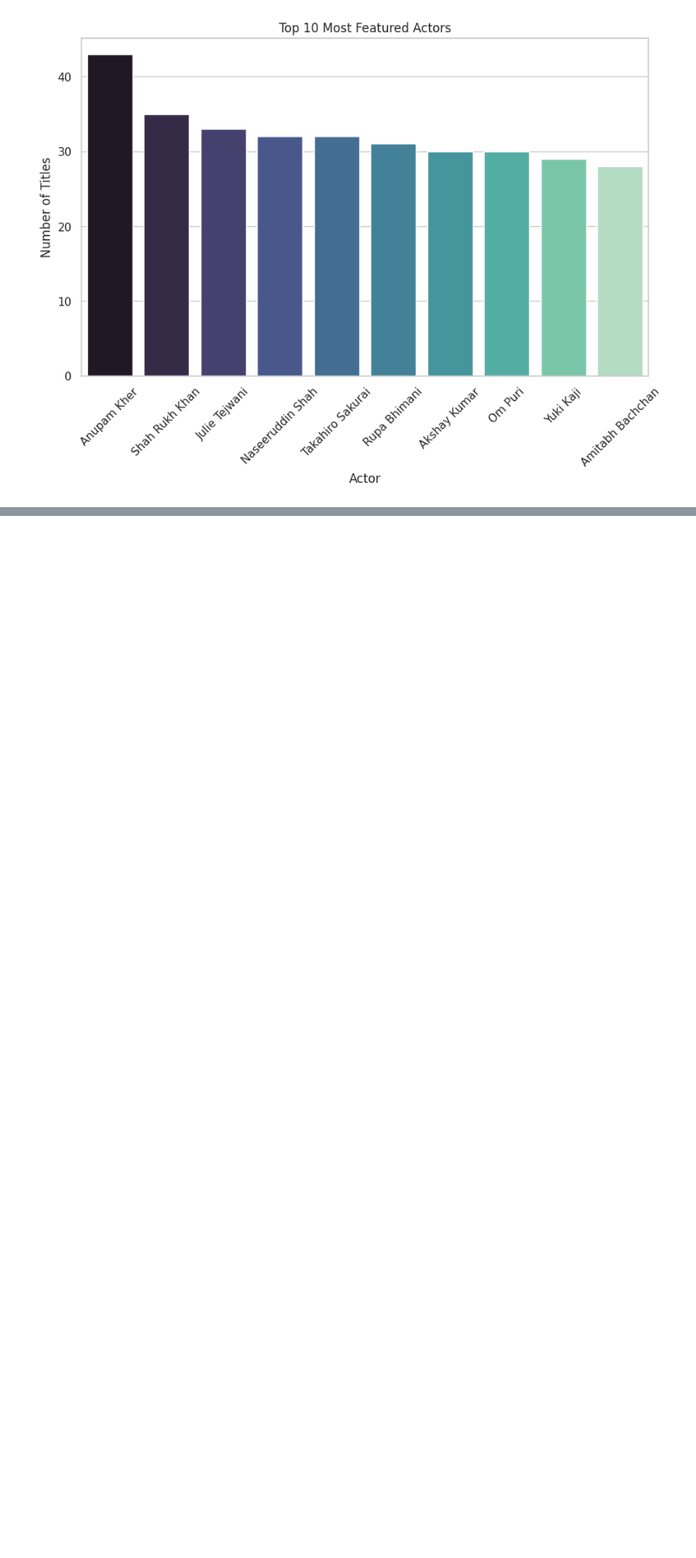
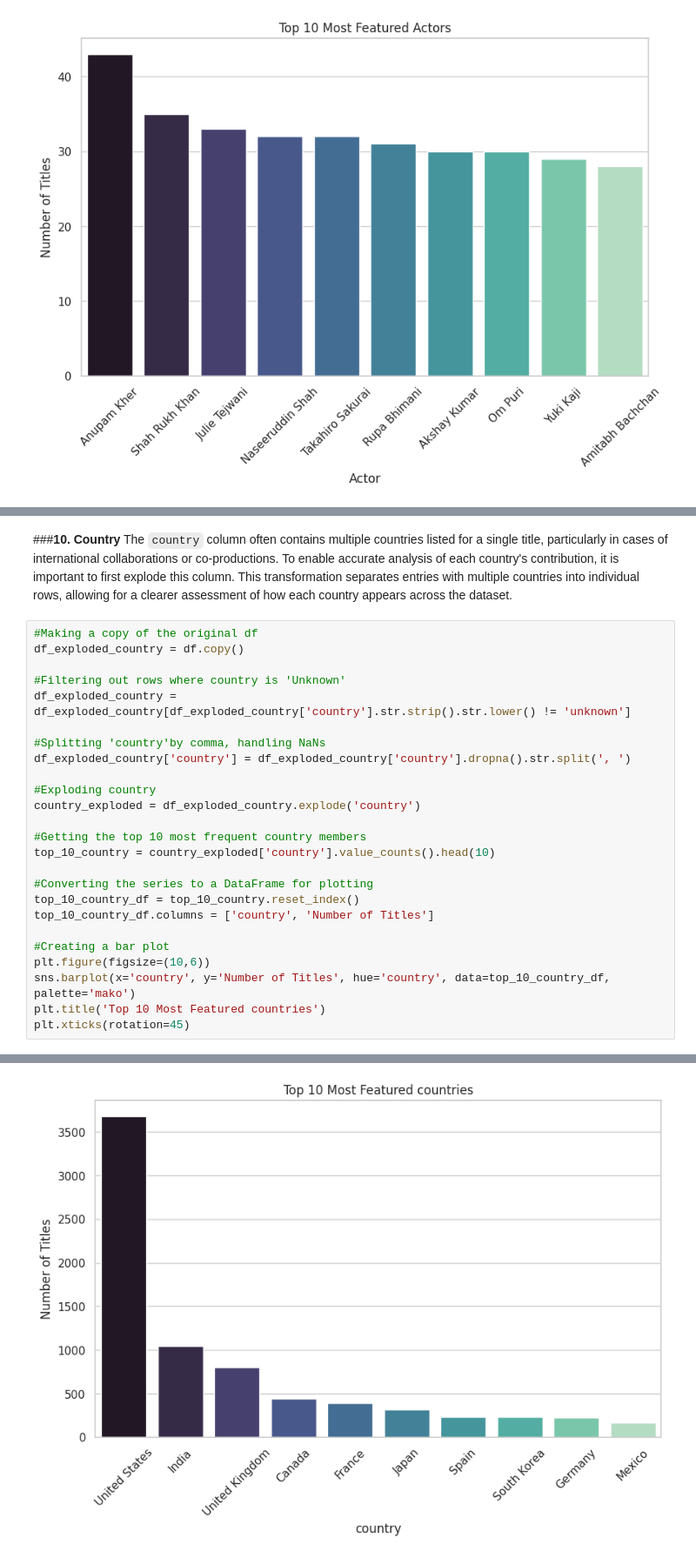
Before and after one commit to StacyChebet/Netflix-EDA, a Jupyter notebook: Netflix_Exploratory_Data_Analysis.ipynb, the cells around one changed output, grey strips where cells are left out. Shown at 87% size. Drawn from its saved outputs; the diff is of its cells as text; blank space fills up the shorter version.

```diff
--- a/Netflix_Exploratory_Data_Analysis.ipynb
+++ b/Netflix_Exploratory_Data_Analysis.ipynb
@@ -614,0 +668,29 @@ plt.xticks(rotation=45)
+# %% [markdown]
+###**10. Country**
+The `country` column often contains multiple countries listed for a single title, particularly in cases of international collaborations or co-productions. To enable accurate analysis of each country's contribution, it is important to first explode this column. This transformation separates entries with multiple countries into individual rows, allowing for a clearer assessment of how each country appears across the dataset.
+# %%
+#Making a copy of the original df
+df_exploded_country = df.copy()
+
+#Filtering out rows where country is 'Unknown'
+df_exploded_country = df_exploded_country[df_exploded_country['country'].str.strip().str.lower() != 'unknown']
+
+#Splitting 'country'by comma, handling NaNs
+df_exploded_country['country'] = df_exploded_country['country'].dropna().str.split(', ')
+
+#Exploding country
+country_exploded = df_exploded_country.explode('country')
+
+#Getting the top 10 most frequent country members
+top_10_country = country_exploded['country'].value_counts().head(10)
+
+#Converting the series to a DataFrame for plotting
+top_10_country_df = top_10_country.reset_index()
+top_10_country_df.columns = ['country', 'Number of Titles']
+
+#Creating a bar plot
+plt.figure(figsize=(10,6))
+sns.barplot(x='country', y='Number of Titles', hue='country', data=top_10_country_df, palette='mako')
+plt.title('Top 10 Most Featured countries')
+plt.xticks(rotation=45)
+# %% [output]
@@ -614,0 +708 @@ plt.xticks(rotation=45)
+[figure, added]
```
Also changed, not shown: parts of 13 cells of this notebook.
